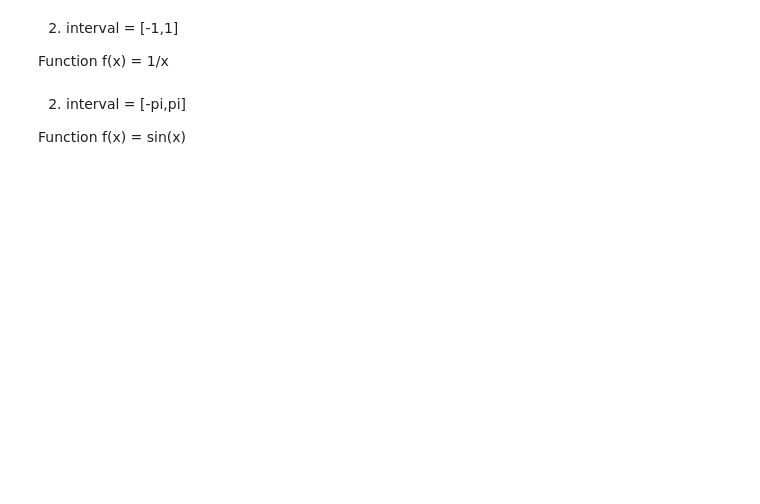
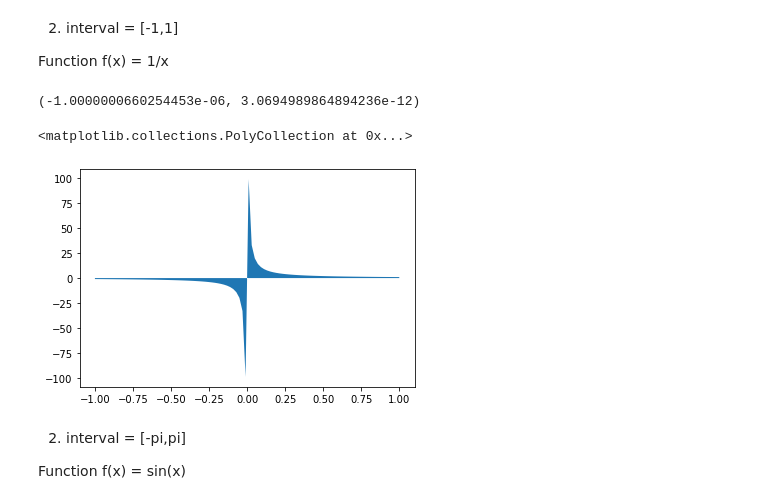
Before and after one commit to nagarjuna-de/Data-Science-2022, a Jupyter notebook: 13. Gradients and Integrals/Gradient Descent and Integrals.ipynb, the cells around one changed output. Drawn from its saved outputs; the diff is of its cells as text; code cells hidden in the pictures; blank space fills up the shorter version.

```diff
--- a/13. Gradients and Integrals/Gradient Descent and Integrals.ipynb
+++ b/13. Gradients and Integrals/Gradient Descent and Integrals.ipynb
@@ -106,6 +158,27 @@ Be careful: defining a constant function, you may end up with a single number in
 2. interval = \[-1,1\]
 
 Function f(x) = 1/x
+# %%
+from scipy import integrate
+import numpy as np
+a, b = [-1, 0.999999]
+def f(x):
+    return (1/x)
+
+# integrating at 1
+#1/(1-1) = 1/0
+
+
+result = integrate.quad(f, a, b)
+print(result)
+x = np.linspace(-1,1, 100)
+section = np.arange(-1, 1, 100)
+plt.fill_between(x, f(x))
+#plt.fill_between(section,f(section))
+# %% [output]
+(-1.0000000660254453e-06, 3.0694989864894236e-12)
+<matplotlib.collections.PolyCollection at 0x...>
+[figure, added]
 # %% [markdown]
 2. interval = \[-pi,pi\]
 
```
Also changed, not shown: parts of 6 cells of this notebook.
